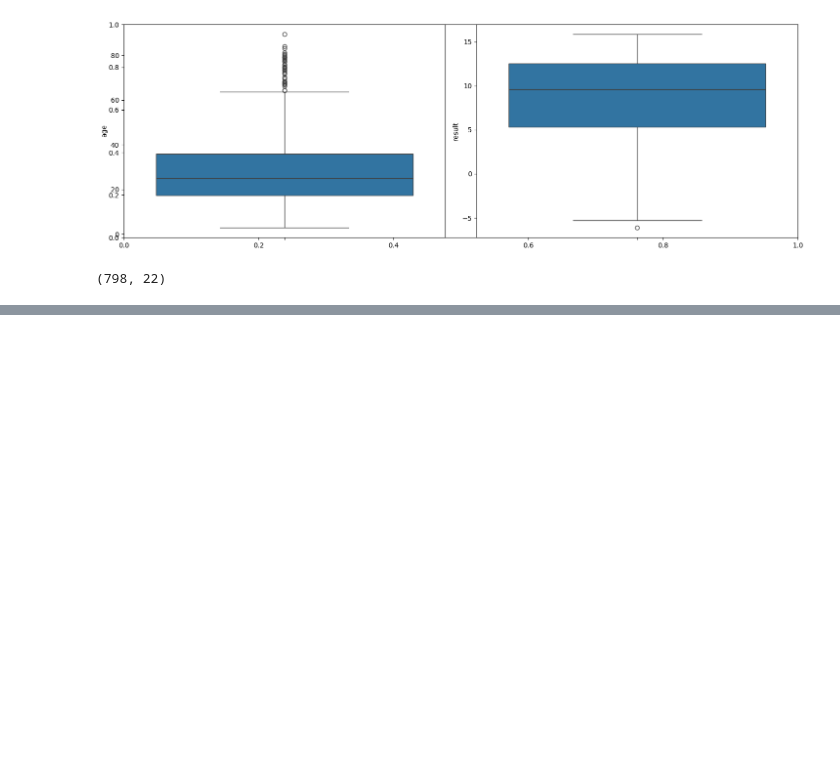
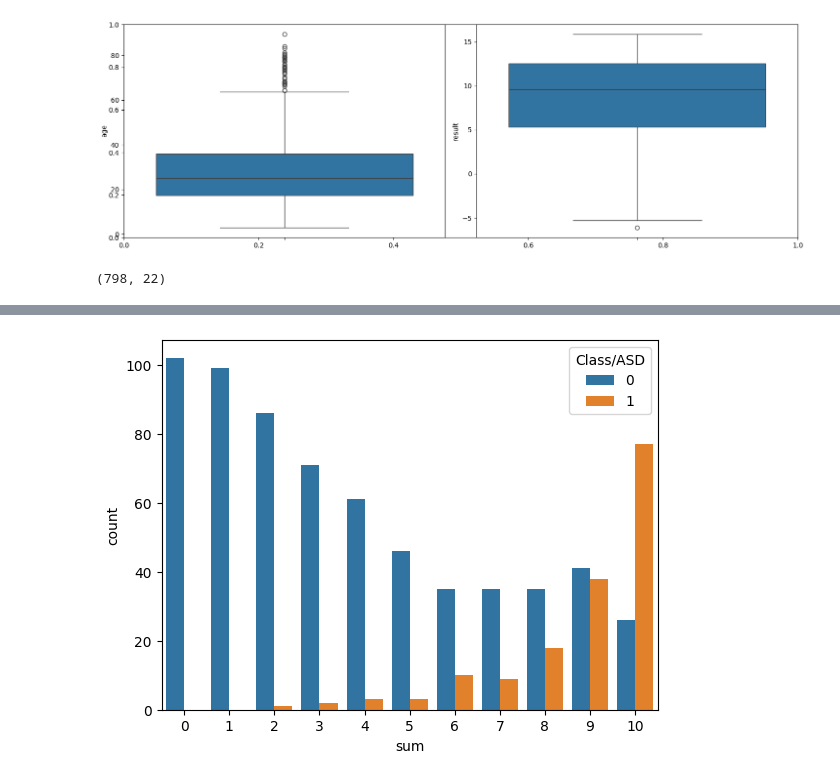
Before and after one commit to Sabaa-Abdennabi/Autism, a Jupyter notebook: Autism.ipynb, the cells around one changed output, grey strips where cells are left out. Saved outputs shown, nothing was run; the diff lists cells and outputs as text; code cells hidden in the pictures; blank space fills up the shorter version.

```diff
--- a/Autism.ipynb
+++ b/Autism.ipynb
@@ -174,0 +193,7 @@ df.shape
+# %%
+def add_feature(data):
+    data['sum']=0
+    for col in data.loc[:,'A1_Score':'A10_Score'].columns :
+        data['sum'] += data[col]
+    return data
+df=add_feature(df)
@@ -174,0 +220,5 @@ df.shape
+# %%
+sb.countplot(data=df,x='sum',hue='Class/ASD')
+plt.show()
+# %% [output]
+[figure, added]
```
Also changed, not shown: parts of 7 cells of this notebook.
